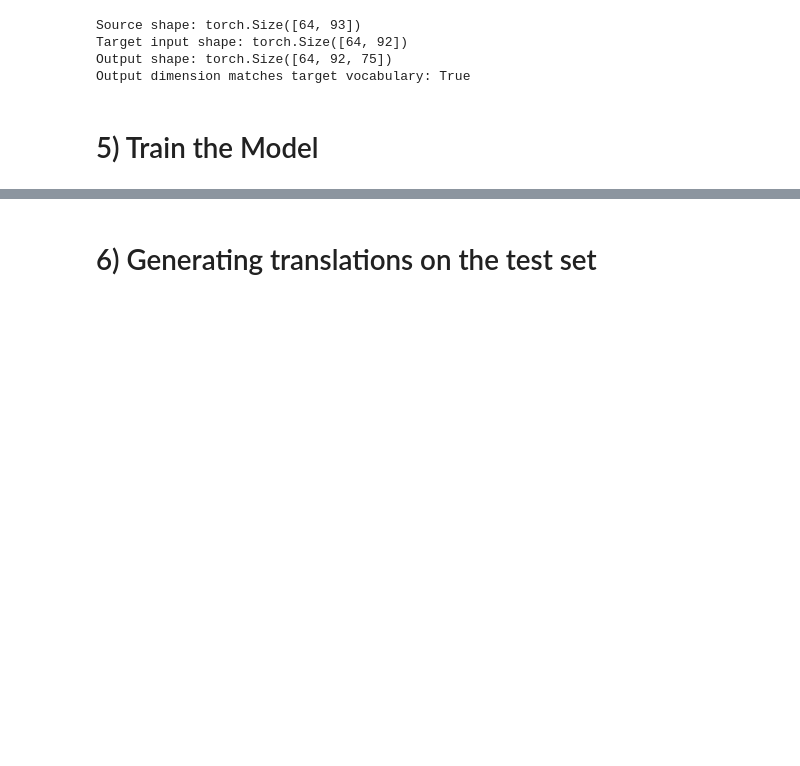
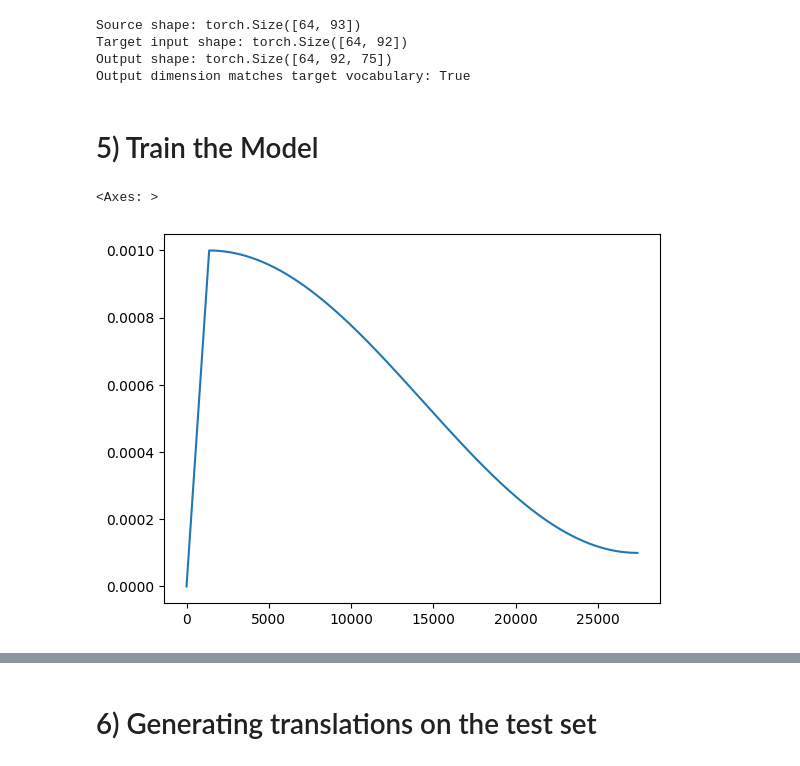
Before and after one commit to Tammo117/Reaction_Prediction_with_Transfromer, a Jupyter notebook: experiments.ipynb, the cells around one changed output, grey strips where cells are left out. Saved outputs shown, nothing was run; the diff lists cells and outputs as text; code cells hidden in the pictures; blank space fills up the shorter version.

```diff
--- a/experiments.ipynb
+++ b/experiments.ipynb
@@ -462,3 +482,8 @@ NUM_EPOCHS = 50
+# %%
+sns.lineplot(x=np.arange(0, total_steps), y=[1e-3 * lr_lambda(step) for step in range(total_steps)])
+# %% [output]
+<Axes: >
+[figure, added]
 # %%
 mlflow.set_tracking_uri("http://127.0.0.1:8080")
 # %%
```
Also changed, not shown: parts of 7 cells of this notebook, 4 other files.
